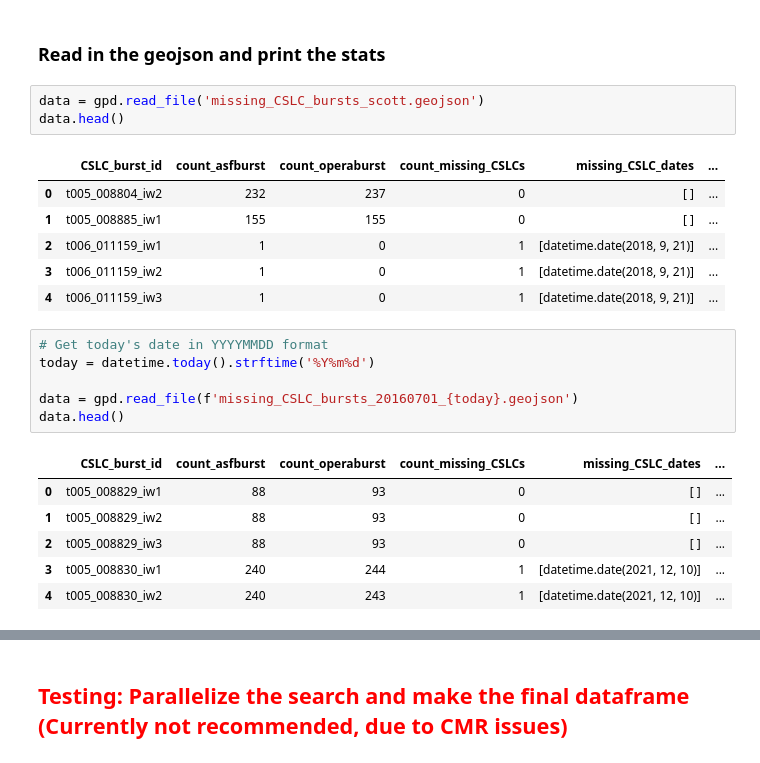
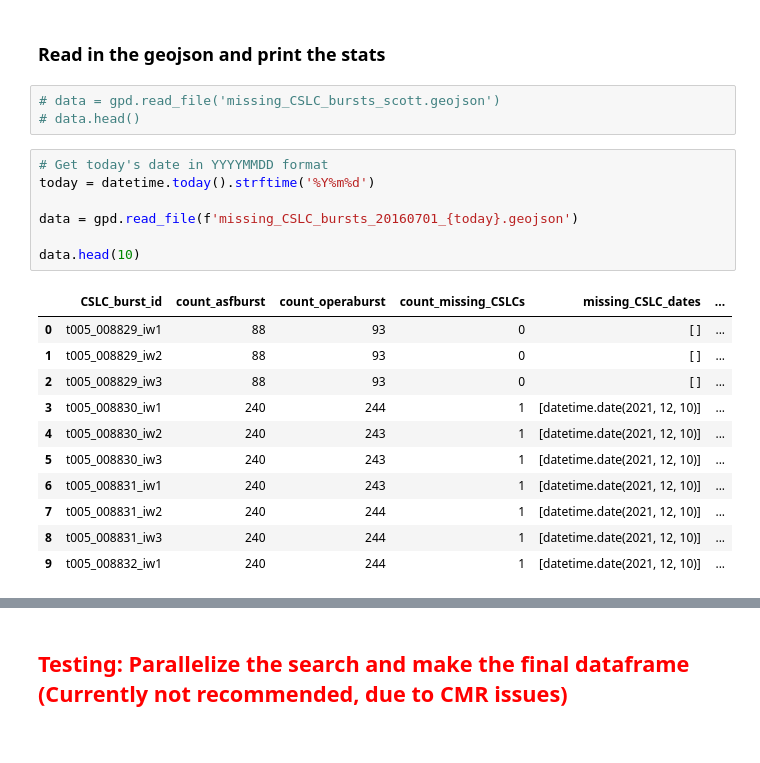
Before and after one commit to cmspeed/OPERA_Applications, a Jupyter notebook: CSLC/troubleshooting/find_missing_and_duplicate_CSLC-S1.ipynb, the cells around one changed output, grey strips where cells are left out. Drawn from its saved outputs; the diff is of its cells as text.

```diff
--- a/CSLC/troubleshooting/find_missing_and_duplicate_CSLC-S1.ipynb
+++ b/CSLC/troubleshooting/find_missing_and_duplicate_CSLC-S1.ipynb
@@ -503,28 +495,27 @@ map.save(f'missing_CSLC_bursts_map_20160701_{today}.html')
 # %% [markdown]
 ### Read in the geojson and print the stats
 # %%
-data = gpd.read_file('missing_CSLC_bursts_scott.geojson')
-data.head()
+# data = gpd.read_file('missing_CSLC_bursts_scott.geojson')
+# data.head()
-# %% [output]
-|  | CSLC_burst_id | count_asfburst | count_operaburst | count_missing_CSLCs | missing_CSLC_dates | ... |
-| 0 | t005_008804_iw2 | 232 | 237 | 0 | [ ] | ... |
-| 1 | t005_008885_iw1 | 155 | 155 | 0 | [ ] | ... |
-| 2 | t006_011159_iw1 | 1 | 0 | 1 | [datetime.date(2018, 9, 21)] | ... |
-| 3 | t006_011159_iw2 | 1 | 0 | 1 | [datetime.date(2018, 9, 21)] | ... |
-| 4 | t006_011159_iw3 | 1 | 0 | 1 | [datetime.date(2018, 9, 21)] | ... |
 # %%
 # Get today's date in YYYYMMDD format
 today = datetime.today().strftime('%Y%m%d')
 
 data = gpd.read_file(f'missing_CSLC_bursts_20160701_{today}.geojson')
-data.head()
+
+data.head(10)
 # %% [output]
 |  | CSLC_burst_id | count_asfburst | count_operaburst | count_missing_CSLCs | missing_CSLC_dates | ... |
 | 0 | t005_008829_iw1 | 88 | 93 | 0 | [ ] | ... |
 | 1 | t005_008829_iw2 | 88 | 93 | 0 | [ ] | ... |
 | 2 | t005_008829_iw3 | 88 | 93 | 0 | [ ] | ... |
 | 3 | t005_008830_iw1 | 240 | 244 | 1 | [datetime.date(2021, 12, 10)] | ... |
 | 4 | t005_008830_iw2 | 240 | 243 | 1 | [datetime.date(2021, 12, 10)] | ... |
+| 5 | t005_008830_iw3 | 240 | 243 | 1 | [datetime.date(2021, 12, 10)] | ... |
+| 6 | t005_008831_iw1 | 240 | 243 | 1 | [datetime.date(2021, 12, 10)] | ... |
+| 7 | t005_008831_iw2 | 240 | 244 | 1 | [datetime.date(2021, 12, 10)] | ... |
+| 8 | t005_008831_iw3 | 240 | 244 | 1 | [datetime.date(2021, 12, 10)] | ... |
+| 9 | t005_008832_iw1 | 240 | 244 | 1 | [datetime.date(2021, 12, 10)] | ... |
 # %%
 print(f"Number of CSLC burst IDs investigated: {len(data)}")
 print(f"Number of CSLC burst IDs with missing dates: {len(data[data['count_missing_CSLCs'] > 0])}")
```
Also changed, not shown: parts of 4 cells of this notebook.
